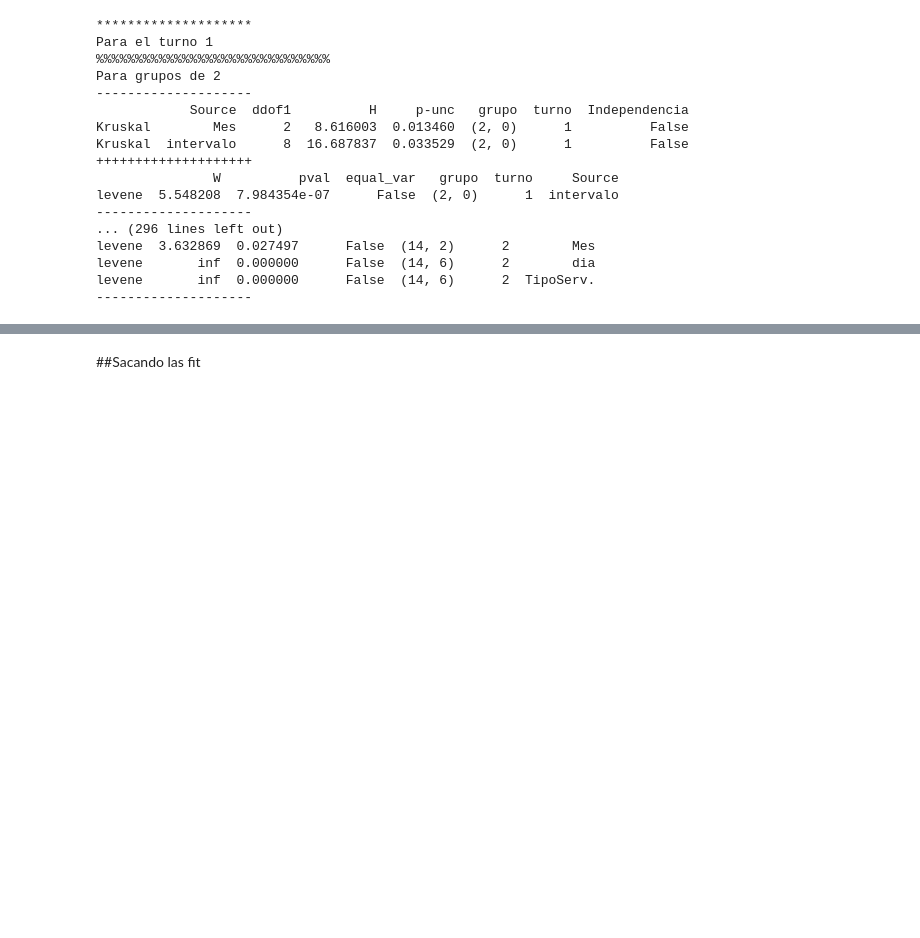
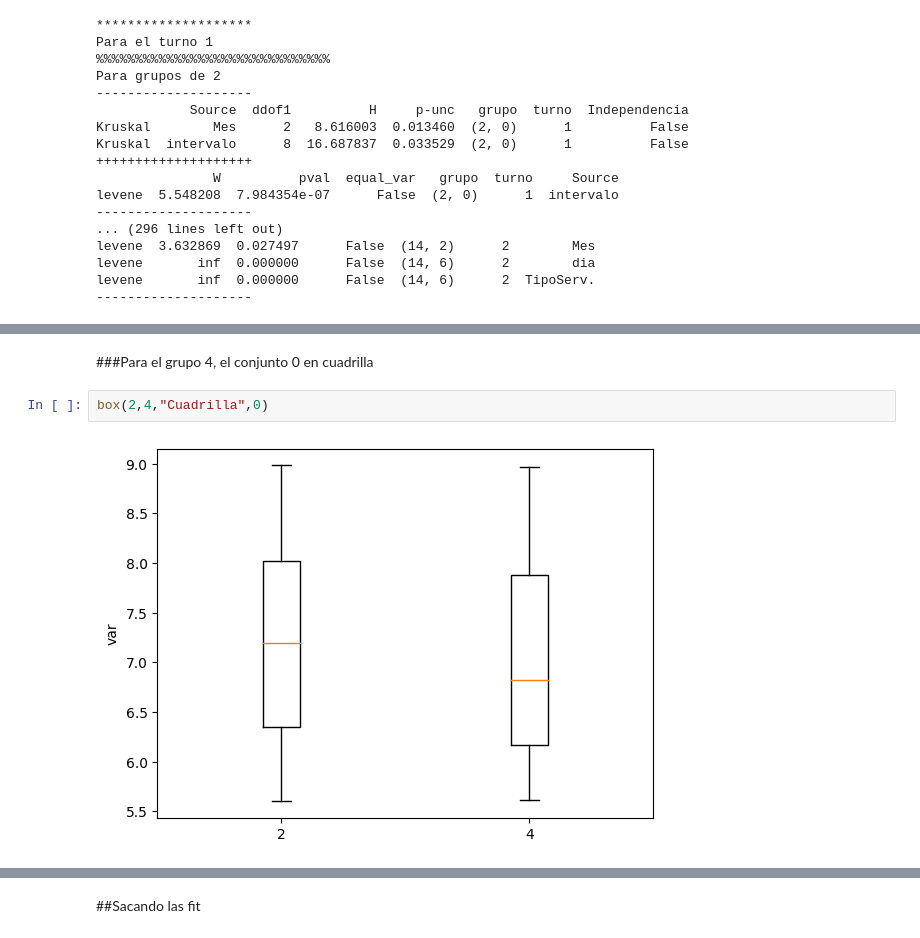
Before and after one commit to TonioFlag/ProyectoFinalColas, a Jupyter notebook: kmeans.ipynb, the cells around one changed output, grey strips where cells are left out. Drawn from its saved outputs; the diff is of its cells as text; blank space fills up the shorter version.

```diff
--- a/kmeans.ipynb
+++ b/kmeans.ipynb
@@ -216,0 +384,6 @@ plt.show()
+# %% [markdown]
+###Para el grupo 4, el conjunto 0 en cuadrilla
+# %%
+box(2,4,"Cuadrilla",0)
+# %% [output]
+[figure, added]
```
Also changed, not shown: parts of 30 cells of this notebook.
